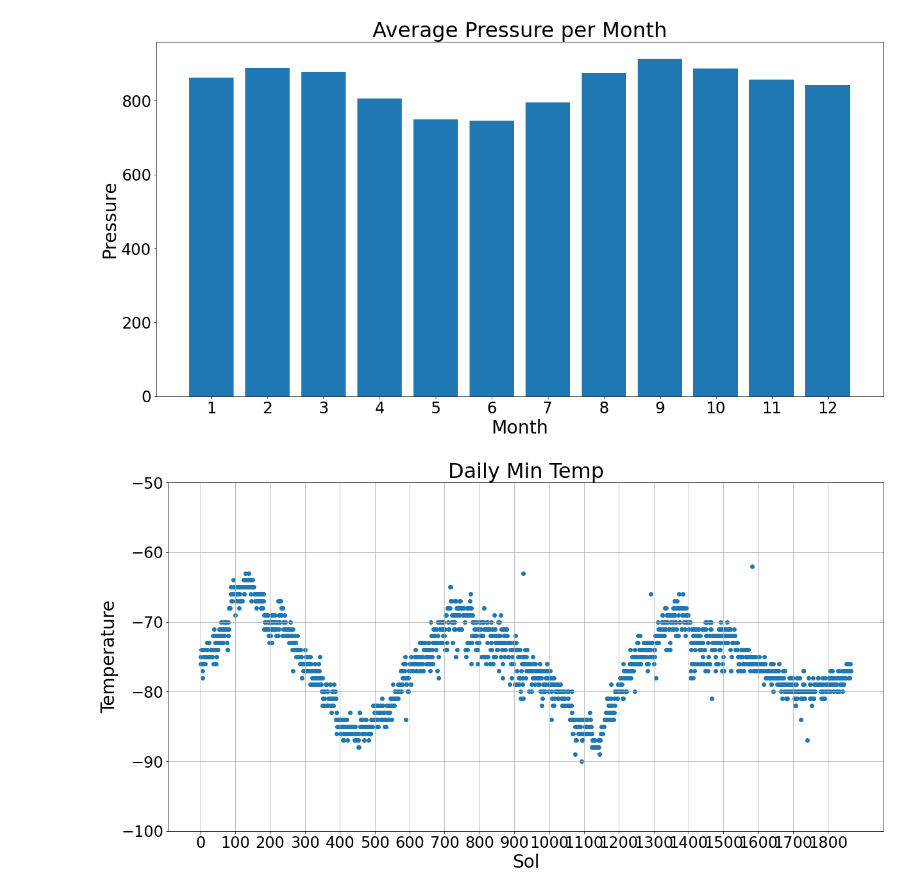
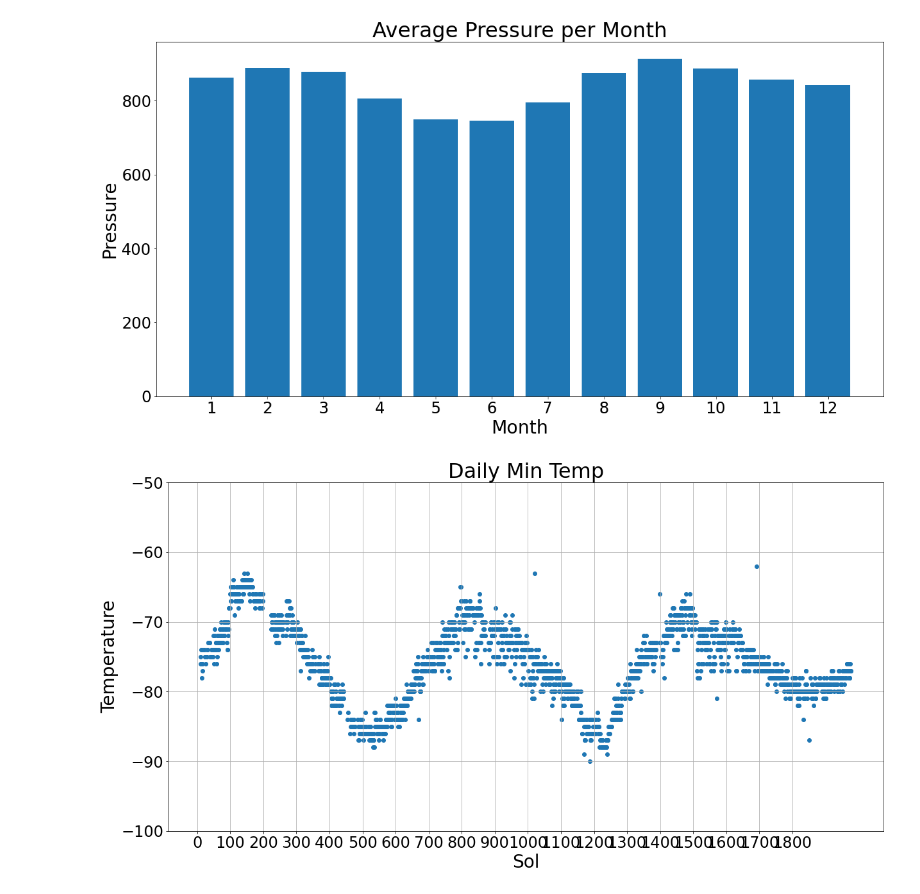
Before and after one commit to bristlab/Mission-to-Mars, a Jupyter notebook: mars_data_challenge_part_2.ipynb, the cells around one changed output. Cells and saved outputs as stored; diff of their text form; code cells hidden in the pictures.

```diff
--- a/mars_data_challenge_part_2.ipynb
+++ b/mars_data_challenge_part_2.ipynb
@@ -179,20 +179,20 @@ plt.show()
 # %%
 import numpy as np
 fig, ax = plt.subplots(figsize=(20, 10))
 ax.set_title("Daily Min Temp", size=32)
 ax.set_ylim(-100, -50)
 ax.set_ylabel("Temperature", size=28)
 ax.set_xlabel("Sol", size=28)
-ax.scatter(mars_df.index, mars_df['min_temp'])
+ax.scatter(mars_df.sol, mars_df['min_temp'])
 ax.set_xticks(np.arange(0, len(mars_df['min_temp'])+1, 100))
 ax.grid(True)
 
 #ax.legend(['Rural', 'Suburban', 'Urban'])
 plt.tick_params(axis='x', labelsize=24)
 plt.tick_params(axis='y', labelsize=24)
 
 #plt.xticks(mars_df.index)
 plt.savefig('analysis/daily-min-temp.png')
 plt.show()
 # %% [output]
-[figure, old version]
+[figure, new version]
```
Also changed, not shown: parts of 12 cells of this notebook, 5 other files.
